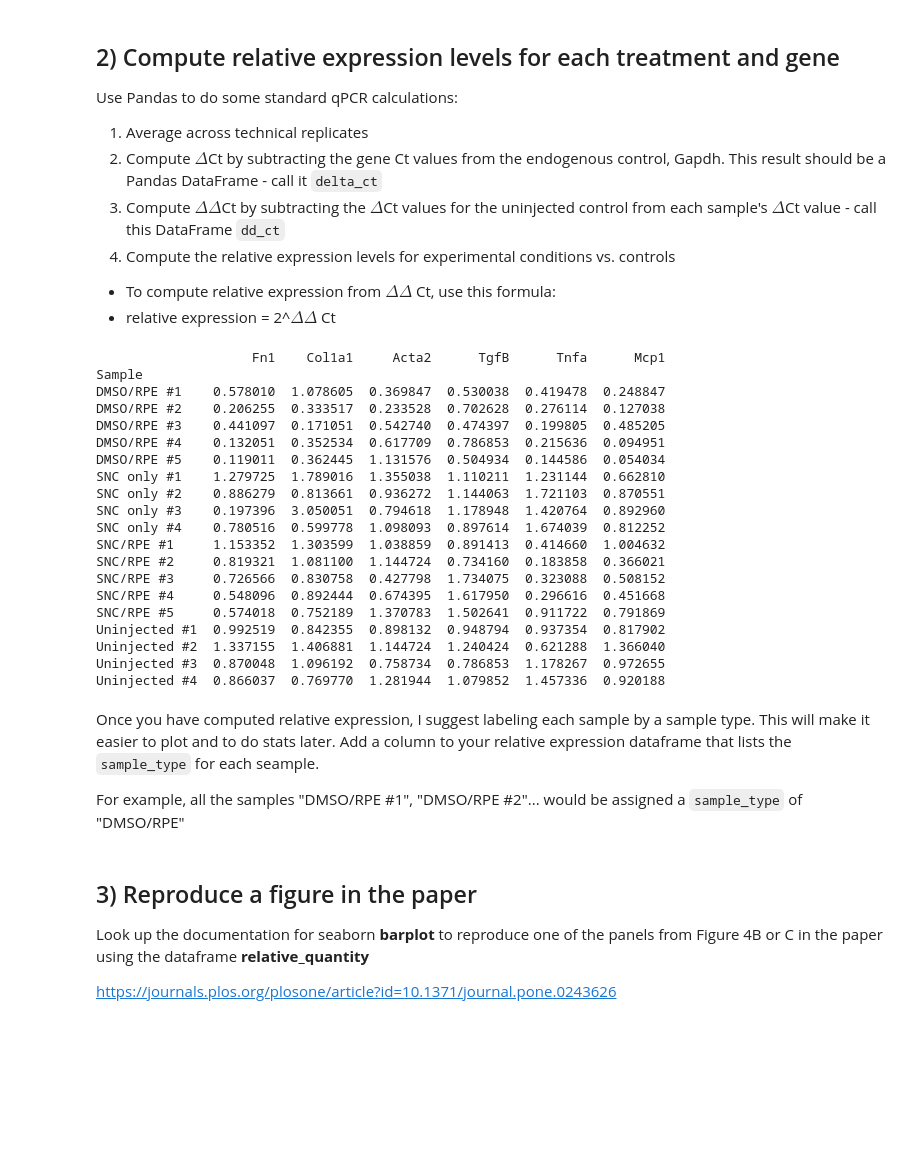
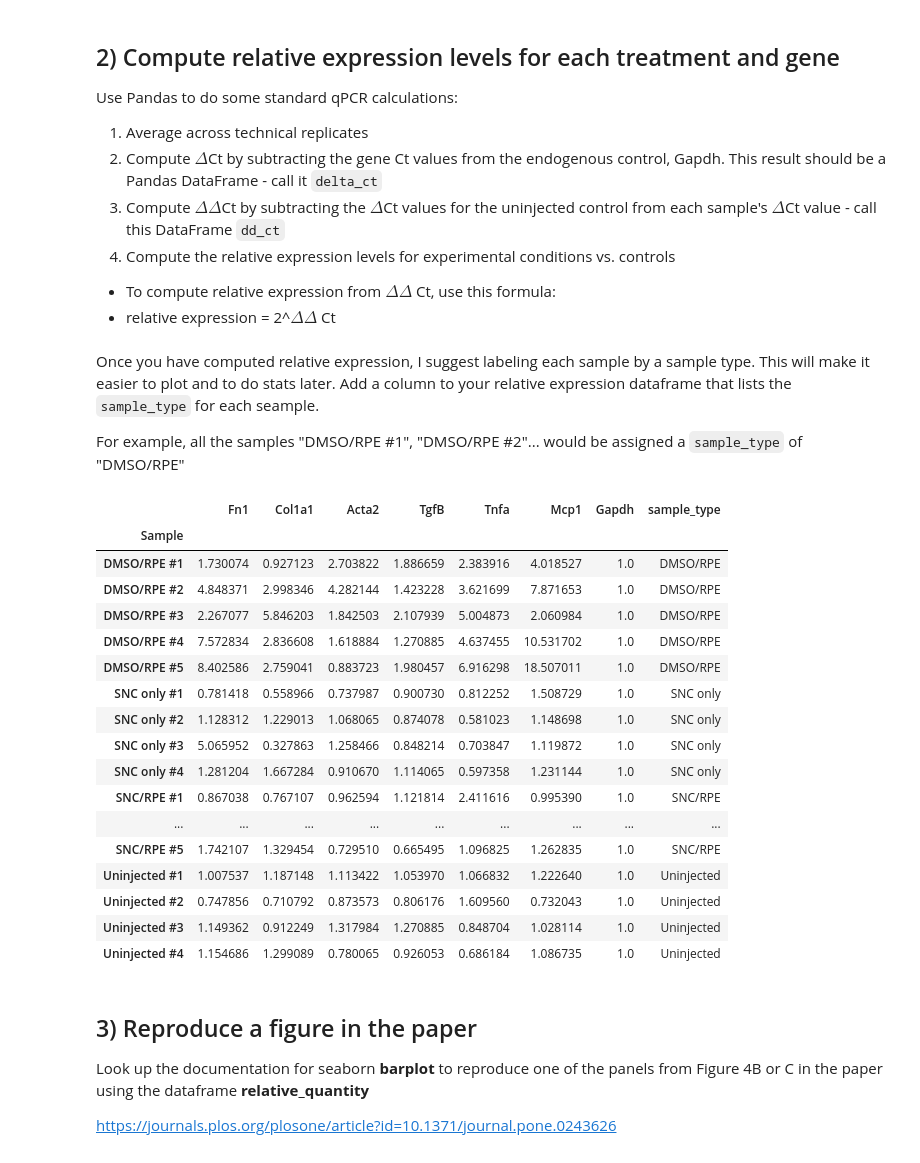
Before and after one commit to paulchung2013/ABIO558-Paul, a Jupyter notebook: miniproject_1_blank.ipynb, the cells around one changed output. Drawn from its saved outputs; the diff is of its cells as text; code cells hidden in the pictures; blank space fills up the shorter version.

```diff
--- a/miniproject_1_blank.ipynb
+++ b/miniproject_1_blank.ipynb
@@ -72,39 +72,50 @@ Use Pandas to do some standard qPCR calculations:
 * To compute relative expression from $\Delta \Delta$ Ct, use this formula:
 * relative expression = 2^$\Delta \Delta$ Ct
 # %%
-tech_rep = ct_data.groupby('Sample').agg('mean')
+agg_rep = ct_data.groupby('Sample').agg('mean')
+#referenced from beak_df.groupby('species').agg('mean') during tutorial.
 
-delta_ct = tech_rep.sub(tech_rep["Gapdh"], axis=0).drop(columns="Gapdh")
+delta_ct = agg_rep.sub(agg_rep["Gapdh"], axis=0)
+#all the data from all genes is subtracted by Gapdh.
 
-dd_ct = delta_ct - delta_ct.filter(like="Uninjected", axis=0).mean()
+ctrl_rows = delta_ct.filter(like="Uninjected", axis=0)
+ctrl_mean = ctrl_rows.mean()
+#obtain mean of any data set that includes word "Uninjected".
 
-rel_exp = 2**(dd_ct)
-print(rel_exp)
+dd_ct = delta_ct - ctrl_mean
+#all delta_ct data from all genes is subtracted by mean of uninjected group.
+
+rel_exp = 2**(-dd_ct)
+#relative expression (fold change) by computing 2**(dd_ct).
-# %% [output]
-                    Fn1    Col1a1     Acta2      TgfB      Tnfa      Mcp1
-Sample
-DMSO/RPE #1    0.578010  1.078605  0.369847  0.530038  0.419478  0.248847
-DMSO/RPE #2    0.206255  0.333517  0.233528  0.702628  0.276114  0.127038
-DMSO/RPE #3    0.441097  0.171051  0.542740  0.474397  0.199805  0.485205
-DMSO/RPE #4    0.132051  0.352534  0.617709  0.786853  0.215636  0.094951
-DMSO/RPE #5    0.119011  0.362445  1.131576  0.504934  0.144586  0.054034
-SNC only #1    1.279725  1.789016  1.355038  1.110211  1.231144  0.662810
-SNC only #2    0.886279  0.813661  0.936272  1.144063  1.721103  0.870551
-SNC only #3    0.197396  3.050051  0.794618  1.178948  1.420764  0.892960
-SNC only #4    0.780516  0.599778  1.098093  0.897614  1.674039  0.812252
-SNC/RPE #1     1.153352  1.303599  1.038859  0.891413  0.414660  1.004632
-SNC/RPE #2     0.819321  1.081100  1.144724  0.734160  0.183858  0.366021
-SNC/RPE #3     0.726566  0.830758  0.427798  1.734075  0.323088  0.508152
-SNC/RPE #4     0.548096  0.892444  0.674395  1.617950  0.296616  0.451668
-SNC/RPE #5     0.574018  0.752189  1.370783  1.502641  0.911722  0.791869
-Uninjected #1  0.992519  0.842355  0.898132  0.948794  0.937354  0.817902
-Uninjected #2  1.337155  1.406881  1.144724  1.240424  0.621288  1.366040
-Uninjected #3  0.870048  1.096192  0.758734  0.786853  1.178267  0.972655
-Uninjected #4  0.866037  0.769770  1.281944  1.079852  1.457336  0.920188
 # %% [markdown]
 Once you have computed relative expression, I suggest labeling each sample by a sample type. This will make it easier to plot and to do stats later. Add a column to your relative expression dataframe that lists the `sample_type` for each seample.
 
 For example, all the samples "DMSO/RPE #1", "DMSO/RPE #2"... would be assigned a `sample_type` of "DMSO/RPE"
+# %%
+#sample labels are the indices of the dataframe; we want to remove everything before the "#".
+# 'apple pie'.split(' ')[0] --> 'apple', because we split by the space and indicate only the first word.
+sample_type = [x.split('#')[0] for x in rel_exp.index]
+
+rel_exp['sample_type'] = sample_type
+# %% [output]
+|  | Fn1 | Col1a1 | Acta2 | TgfB | Tnfa | Mcp1 | Gapdh | sample_type |
+| Sample |  |  |  |  |  |  |  |  |
+| DMSO/RPE #1 | 1.730074 | 0.927123 | 2.703822 | 1.886659 | 2.383916 | 4.018527 | 1.0 | DMSO/RPE |
+| DMSO/RPE #2 | 4.848371 | 2.998346 | 4.282144 | 1.423228 | 3.621699 | 7.871653 | 1.0 | DMSO/RPE |
+| DMSO/RPE #3 | 2.267077 | 5.846203 | 1.842503 | 2.107939 | 5.004873 | 2.060984 | 1.0 | DMSO/RPE |
+| DMSO/RPE #4 | 7.572834 | 2.836608 | 1.618884 | 1.270885 | 4.637455 | 10.531702 | 1.0 | DMSO/RPE |
+| DMSO/RPE #5 | 8.402586 | 2.759041 | 0.883723 | 1.980457 | 6.916298 | 18.507011 | 1.0 | DMSO/RPE |
+| SNC only #1 | 0.781418 | 0.558966 | 0.737987 | 0.900730 | 0.812252 | 1.508729 | 1.0 | SNC only |
+| SNC only #2 | 1.128312 | 1.229013 | 1.068065 | 0.874078 | 0.581023 | 1.148698 | 1.0 | SNC only |
+| SNC only #3 | 5.065952 | 0.327863 | 1.258466 | 0.848214 | 0.703847 | 1.119872 | 1.0 | SNC only |
+| SNC only #4 | 1.281204 | 1.667284 | 0.910670 | 1.114065 | 0.597358 | 1.231144 | 1.0 | SNC only |
+| SNC/RPE #1 | 0.867038 | 0.767107 | 0.962594 | 1.121814 | 2.411616 | 0.995390 | 1.0 | SNC/RPE |
+| ... | ... | ... | ... | ... | ... | ... | ... | ... |
+| SNC/RPE #5 | 1.742107 | 1.329454 | 0.729510 | 0.665495 | 1.096825 | 1.262835 | 1.0 | SNC/RPE |
+| Uninjected #1 | 1.007537 | 1.187148 | 1.113422 | 1.053970 | 1.066832 | 1.222640 | 1.0 | Uninjected |
+| Uninjected #2 | 0.747856 | 0.710792 | 0.873573 | 0.806176 | 1.609560 | 0.732043 | 1.0 | Uninjected |
+| Uninjected #3 | 1.149362 | 0.912249 | 1.317984 | 1.270885 | 0.848704 | 1.028114 | 1.0 | Uninjected |
+| Uninjected #4 | 1.154686 | 1.299089 | 0.780065 | 0.926053 | 0.686184 | 1.086735 | 1.0 | Uninjected |
 # %% [markdown]
 ## 3) Reproduce a figure in the paper
 Look up the documentation for seaborn **barplot** to reproduce one of the panels from Figure 4B or C in the paper using the dataframe **relative_quantity**
```
Also changed, not shown: parts of 2 cells of this notebook.
